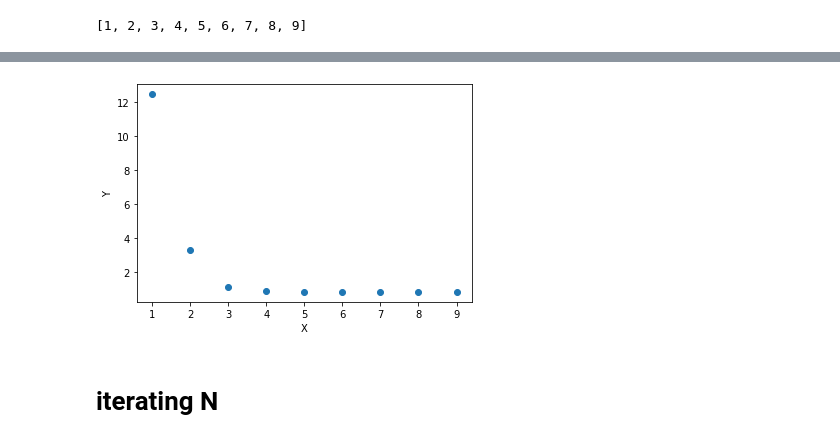
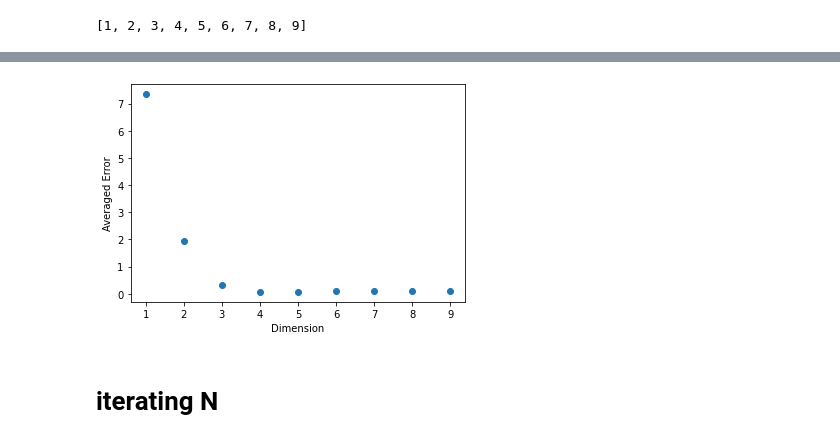
Before and after one commit to leoxiang66/machine-learning, a Jupyter notebook: homework/homework2_P2_6.ipynb, the cells around one changed output, grey strips where cells are left out. Cells and saved outputs as stored; diff of their text form; code cells hidden in the pictures.

```diff
--- a/homework/homework2_P2_6.ipynb
+++ b/homework/homework2_P2_6.ipynb
@@ -24,5 +24,7 @@ tensor(-3.9196)
 # %%
-y = torch.Tensor([torch.exp(x[0]) + z.sample() for x in X])
+y_star = torch.Tensor([torch.exp(x[0]) for x in X])
+# %%
+y = torch.Tensor([x + z.sample() for x in y_star])
 # %%
 y.shape
 # %% [output]
@@ -134,7 +136,7 @@ for d in dimensions:
     poly = PolynomialRegression(d,1)
     poly.fit_lse(X,y)
     y_hat = poly(X).flatten()
-    loss = loss_fn(y_hat,y).item()
+    loss = loss_fn(y_hat,y_star).item()
     losses.append(loss)
 
     plt.scatter(x=X,y=y, label = 'Raw Data')
@@ -156,11 +158,11 @@ for d in dimensions:
 # %%
 from matplotlib import pyplot as plt
 plt.scatter(x=dimensions,y=losses)
-plt.xlabel('X')
-plt.ylabel('Y')
+plt.xlabel('Dimension')
+plt.ylabel('Averaged Error')
 plt.show()
 # %% [output]
-[figure, old version]
+[figure, new version]
 # %% [markdown]
 # iterating N
 # %%
```
Also changed, not shown: parts of 8 cells of this notebook.
